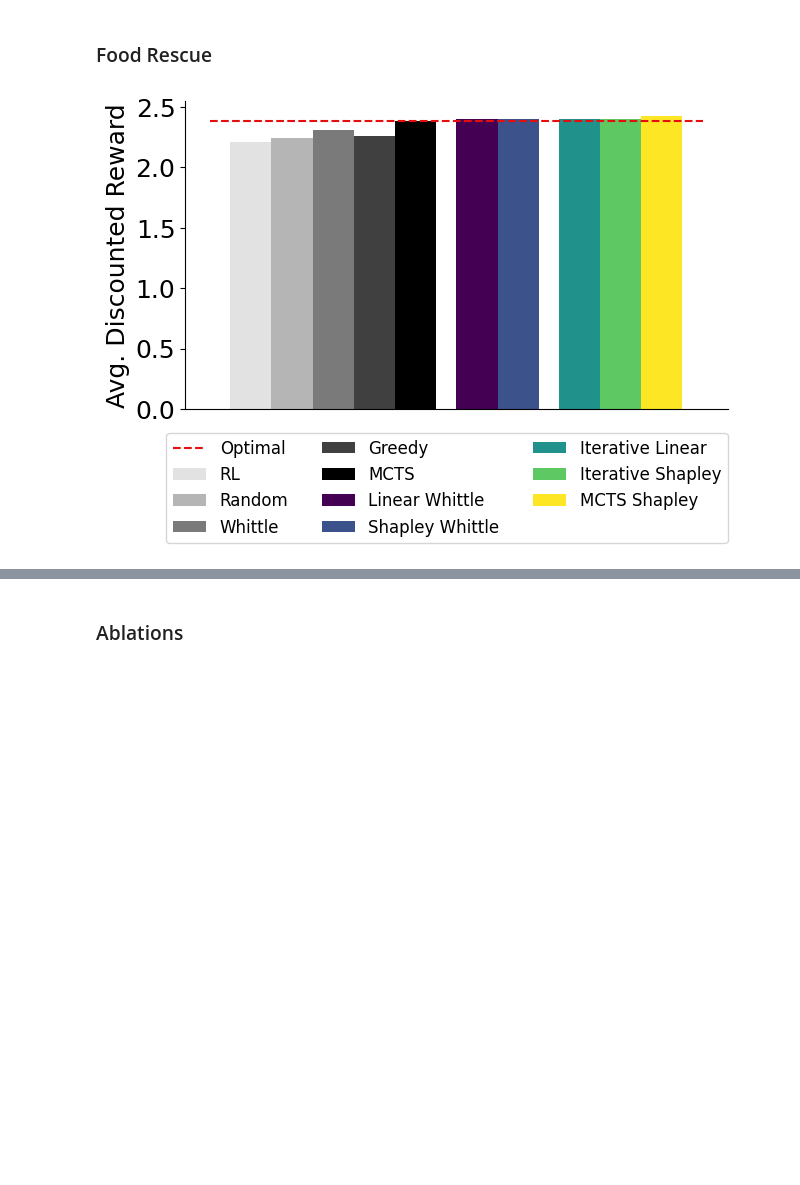
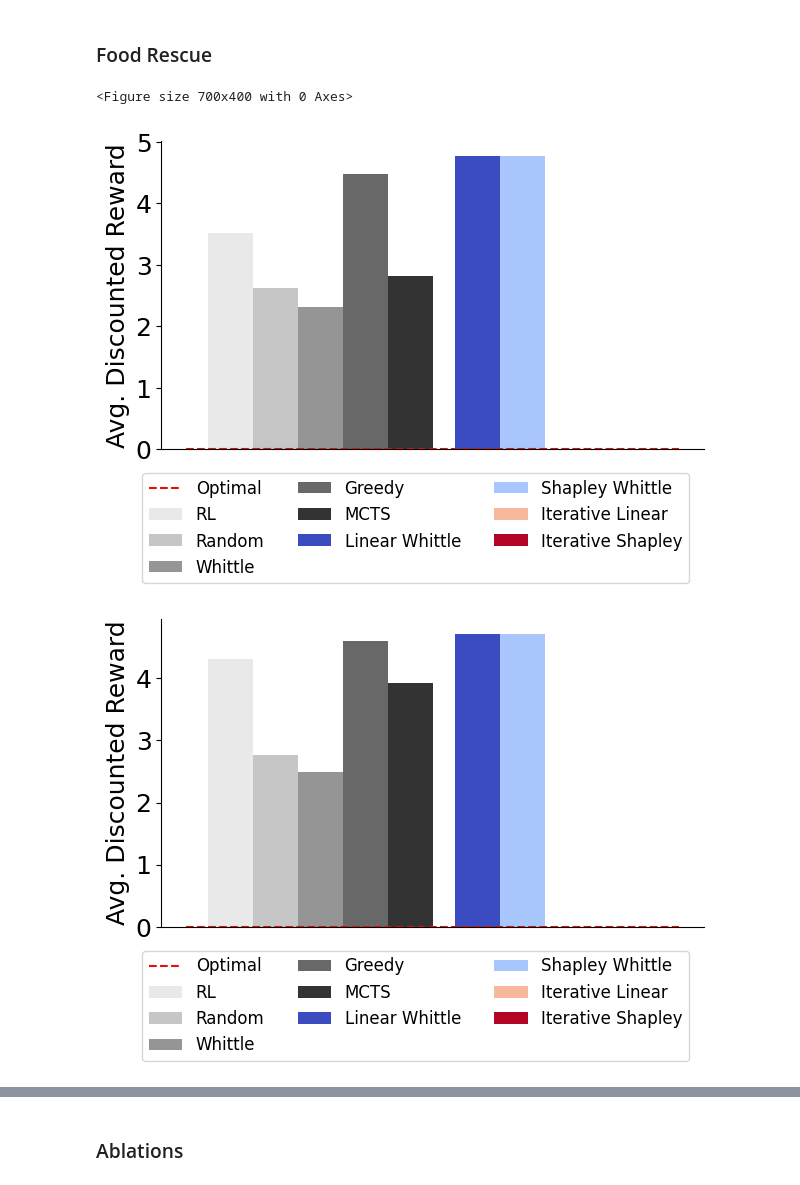
Before and after one commit to naveenr414/food-rescue-rmab, a Jupyter notebook: scripts/notebooks/Plotting.ipynb, the cells around one changed output, grey strips where cells are left out. Drawn from its saved outputs; the diff is of its cells as text; code cells hidden in the pictures; blank space fills up the shorter version.

```diff
--- a/scripts/notebooks/Plotting.ipynb
+++ b/scripts/notebooks/Plotting.ipynb
@@ -49,7 +54,7 @@ colors_by_method['optimal'] = np.array([0.9,0.05,0.05,1.0])
 # %%
 shapes_by_method = {}
 all_shapes = ['P','o','v','D','s']
-for i,m in enumerate(non_baselines):
+for i,m in enumerate(non_baselines+mcts):
     shapes_by_method[m] = all_shapes[i]
 # %% [markdown]
 ## NeurIPS 2024 Plots
@@ -588,10 +134,10 @@ plt.savefig("../../results/figures/max_subset.pdf",dpi=300, bbox_inches='tight')
 # %% [markdown]
 ### Impact of Linearity
 # %%
-method_names = ['linear_whittle','shapley_whittle_custom','iterative_whittle','shapley_iterative_whittle','mcts_shapley']
-nice_names = ["Linear Whittle","Shapley Whittle","Iterative Linear","Iterative Shapley","MCTS Shapley"]
+method_names = ['linear_whittle','shapley_whittle_custom','iterative_whittle','shapley_iterative_whittle']#,'mcts_shapley']
+nice_names = ["Linear Whittle","Shapley Whittle","Iterative Linear","Iterative Shapley"]#,"MCTS Shapley"]
 
-arm_sizes = [1,2,3,4,5,6,7,8]
+arm_sizes = [2,4,6,8,10,12,14,16]
 
 plt.figure(figsize=(5,4))
 
@@ -603,7 +149,7 @@ for i in method_names:
     std_by_method[i] = []
 
 for arm in arm_sizes:
-    params = {'volunteers_per_arm': 1, 'lamb': 0.5, 'budget': 5,'n_arms': 10, 'arm_set_low': arm, 'universe_size': 10}
+    params = {'volunteers_per_arm': 1, 'lamb': 0.5, 'budget': 5,'n_arms': 10, 'arm_set_low': arm,'arm_set_high': arm+2,'universe_size': 20, 'prob_distro': 'uniform', 'time_limit': 100, 'reward_type': 'set_cover'}
     dataset = "reward_variation/subset_reward"
     results = get_results_matching_parameters(dataset,"",params)
     results = aggregate_normalize_data(results,baseline="greedy")
@@ -619,7 +165,14 @@ for i,m in enumerate(method_names):
     zipped_values = [i for i in zipped_values if i[0] < 1.0]
     zipped_values = sorted(zipped_values,key=lambda k: k[0])
     x,y = list(zip(*zipped_values))
-    plt.plot(x,y,'{}--'.format(shapes_by_method[m]),color=colors_by_method[m],label=nice_names[i])
+    # plt.plot(x,y,'{}--'.format(shapes_by_method[m]),color=colors_by_method[m],label=nice_names[i])
+    plt.scatter(x,y,marker=shapes_by_method[m],color=colors_by_method[m],label=nice_names[i])
+
+    coefficients = np.polyfit(x, y, 1)
+    slope = coefficients[0]
+    intercept = coefficients[1]
+    plt.plot(x, slope * np.array(x) + intercept,'--', color=colors_by_method[m])
+
 
 # plt.xlim([0.74,1.0])
 plt.xlabel("Linearity ($\\theta_{\\mathrm{linear}}$)")
@@ -798,50 +291,59 @@ Text(15.347222222222223, 0.5, 'Time Taken (seconds)')
 # %% [markdown]
 ### Food Rescue
 # %%
-method_names = ['dqn_step','random','whittle_activity','greedy','mcts','linear_whittle','shapley_whittle_custom','iterative_whittle','shapley_iterative_whittle','mcts_shapley','optimal']
-nice_names = ["RL","Random","Whittle","Greedy","MCTS","Linear Whittle","Shapley Whittle","Iterative Linear","Iterative Shapley","MCTS Shapley","Optimal"]
+method_names = ['dqn_step','random','whittle_activity','greedy','mcts','linear_whittle','shapley_whittle_custom','iterative_whittle','shapley_iterative_whittle','optimal']
+nice_names = ["RL","Random","Whittle","Greedy","MCTS","Linear Whittle","Shapley Whittle","Iterative Linear","Iterative Shapley","Optimal"]
 n_arms = [4]
 width = 0.1
 plt.figure(figsize=(7,4))
+
+distros = ["food_rescue","food_rescue_top"]
+arm_budget = [(100,1,25),(5,5,5)]
 
 x_locations = []
 shift = 0
 for i in range(len(method_names)):
     if method_names[i] == 'linear_whittle':
         shift += 0.5
     elif method_names[i] == 'iterative_whittle':
         shift += 0.5
 
     x_locations.append((i+shift)*width)
 
+for k in range(len(distros)):
+    plt.figure(figsize=(7,4))
+    volunteers = arm_budget[k][0]
+    volunteers_per_arm = arm_budget[k][1]
+    budget = arm_budget[k][2]
+    for i,m in enumerate(method_names):
+        score_by_n = []
+        std_by_n = []
 
-for i,m in enumerate(method_names):
-    score_by_n = []
-    std_by_n = []
+        dataset = "baselines/food_rescue_policies"
 
-    dataset = "baselines/food_rescue_policies"
+        if m in ['linear_whittle','shapley_whittle_custom','iterative_whittle','shapley_iterative_whittle','mcts_shapley']:
+            dataset = "food_rescue_policies"
 
-    if m in ['linear_whittle','shapley_whittle_custom','iterative_whittle','shapley_iterative_whittle','mcts_shapley']:
-        dataset = "food_rescue_policies"
+        for n in n_arms:
+            params = {'volunteers_per_arm': volunteers_per_arm, 'lamb': 0.5, 'budget': budget, 'n_arms': volunteers, 'time_limit': 100,'prob_distro': distros[k]}
 
-    for n in n_arms:
-        params = {'volunteers_per_arm': 1, 'lamb': 0.5, 'budget': n//2, 'n_arms': n}
+            results = get_results_matching_parameters(dataset,"",params)
+            results = aggregate_data(results)
+            if '{}_reward'.format(m) not in results:
+                results['{}_reward'.format(m)] = [0,0]
+            score_by_n.append(results['{}_reward'.format(m)][0])
+            std_by_n.append(results['{}_reward'.format(m)][1])
 
-        results = get_results_matching_parameters(dataset,"",params)
-        results = aggregate_data(results)
-        if '{}_reward'.format(m) not in results:
-            results['{}_reward'.format(m)] = [0,0]
-        score_by_n.append(results['{}_reward'.format(m)][0])
-        std_by_n.append(results['{}_reward'.format(m)][1])
+        if m == 'optimal':
+            plt.hlines(score_by_n[0],-0.1,x_locations[-1],colors='green',linestyles='dashed',label='Optimal',color=colors_by_method[m])
+        else:
+            plt.bar(x_locations[i],score_by_n,width=width,label=nice_names[i],color=colors_by_method[m])
 
-    if m == 'optimal':
-        plt.hlines(score_by_n[0],-0.1,x_locations[-1],colors='green',linestyles='dashed',label='Optimal',color=colors_by_method[m])
-    else:
-        plt.bar(x_locations[i],score_by_n,width=width,label=nice_names[i],color=colors_by_method[m])
-
-plt.legend(loc='upper left',fontsize=12,ncol=3,bbox_to_anchor=(-0.05,-0.05))
-plt.xticks([])
-plt.ylabel("Avg. Discounted Reward")
-plt.savefig("../../results/figures/food_rescue_n.pdf",dpi=300, bbox_inches='tight')
+    plt.legend(loc='upper left',fontsize=12,ncol=3,bbox_to_anchor=(-0.05,-0.05))
+    plt.xticks([])
+    plt.ylabel("Avg. Discounted Reward")
+    plt.savefig("../../results/figures/food_rescue_n.pdf",dpi=300, bbox_inches='tight')
 # %% [output]
+<Figure size 700x400 with 0 Axes>
-[figure, old version]
+[figure, new version]
+[figure, added]
```
Also changed, not shown: parts of 47 cells of this notebook, 33 other files.
